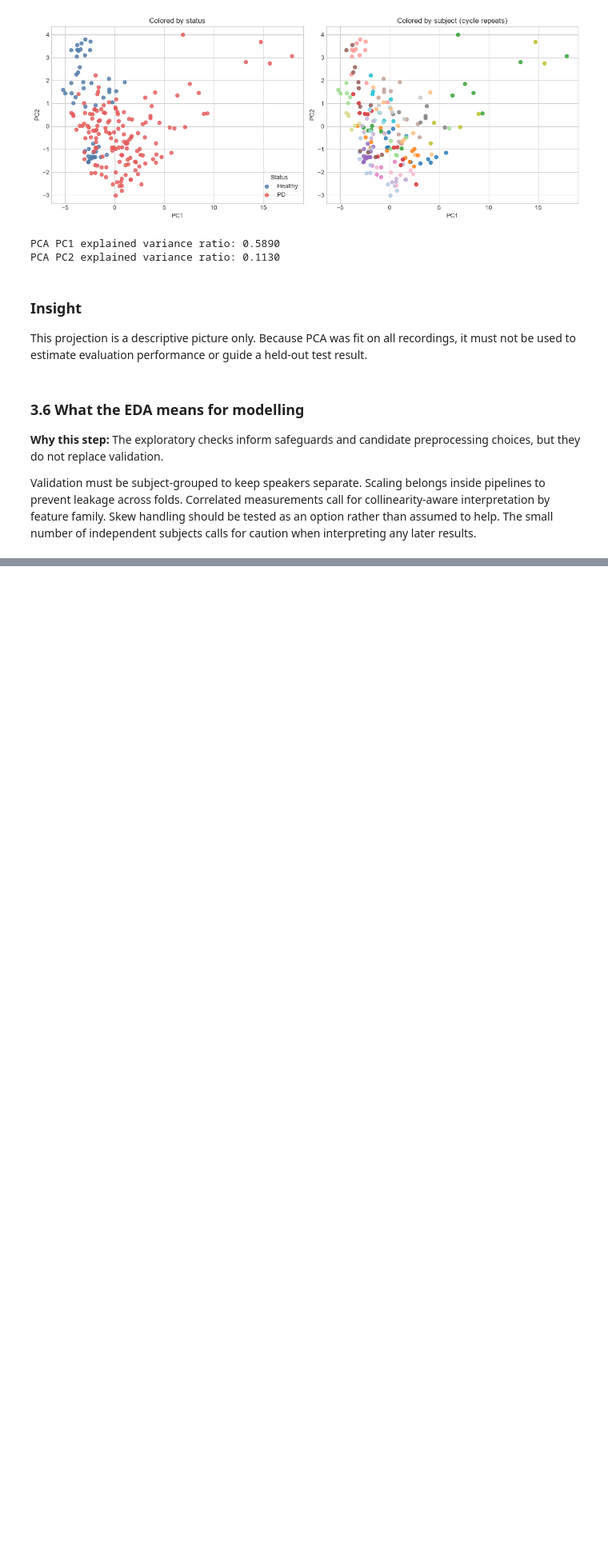
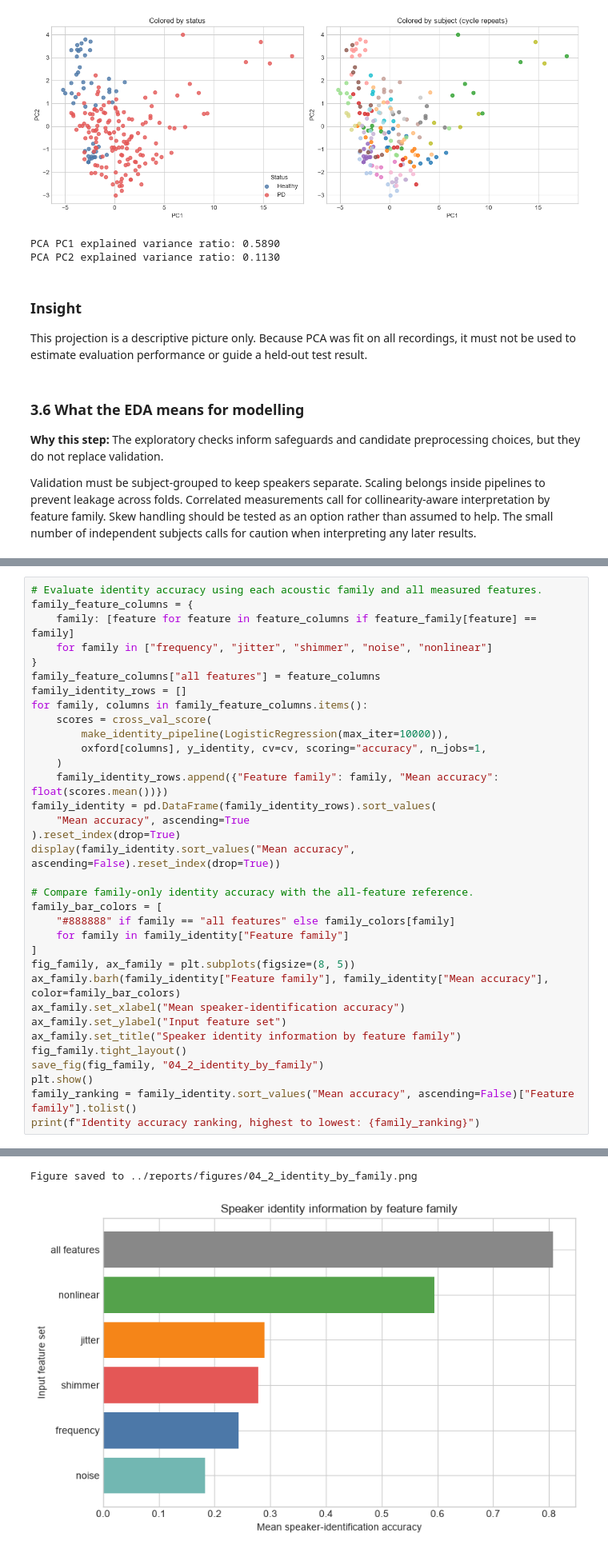
Before and after one commit to aayaan-khan/parkinsons-detection, a Jupyter notebook: notebooks/Parkinsons_Disease_Detection.ipynb, the cells around one changed output, grey strips where cells are left out. Shown at 80% size. Drawn from its saved outputs; the diff is of its cells as text; blank space fills up the shorter version.

Commit message:
docs: notebook section 4 (speaker identification and the speaker-lookup shortcut)

```diff
--- a/notebooks/Parkinsons_Disease_Detection.ipynb
+++ b/notebooks/Parkinsons_Disease_Detection.ipynb
@@ -1030,0 +1203,35 @@ Validation must be subject-grouped to keep speakers separate. Scaling belongs in
+# %%
+# Evaluate identity accuracy using each acoustic family and all measured features.
+family_feature_columns = {
+    family: [feature for feature in feature_columns if feature_family[feature] == family]
+    for family in ["frequency", "jitter", "shimmer", "noise", "nonlinear"]
+}
+family_feature_columns["all features"] = feature_columns
+family_identity_rows = []
+for family, columns in family_feature_columns.items():
+    scores = cross_val_score(
+        make_identity_pipeline(LogisticRegression(max_iter=10000)),
+        oxford[columns], y_identity, cv=cv, scoring="accuracy", n_jobs=1,
+    )
+    family_identity_rows.append({"Feature family": family, "Mean accuracy": float(scores.mean())})
+family_identity = pd.DataFrame(family_identity_rows).sort_values(
+    "Mean accuracy", ascending=True
+).reset_index(drop=True)
+display(family_identity.sort_values("Mean accuracy", ascending=False).reset_index(drop=True))
+
+# Compare family-only identity accuracy with the all-feature reference.
+family_bar_colors = [
+    "#888888" if family == "all features" else family_colors[family]
+    for family in family_identity["Feature family"]
+]
+fig_family, ax_family = plt.subplots(figsize=(8, 5))
+ax_family.barh(family_identity["Feature family"], family_identity["Mean accuracy"], color=family_bar_colors)
+ax_family.set_xlabel("Mean speaker-identification accuracy")
+ax_family.set_ylabel("Input feature set")
+ax_family.set_title("Speaker identity information by feature family")
+fig_family.tight_layout()
+save_fig(fig_family, "04_2_identity_by_family")
+plt.show()
+family_ranking = family_identity.sort_values("Mean accuracy", ascending=False)["Feature family"].tolist()
+print(f"Identity accuracy ranking, highest to lowest: {family_ranking}")
+# %% [output]
@@ -1030,0 +1245,2 @@ Validation must be subject-grouped to keep speakers separate. Scaling belongs in
+Figure saved to ../reports/figures/04_2_identity_by_family.png
+[figure, added]
```
Also changed, not shown: parts of 24 cells of this notebook, 3 other files.
